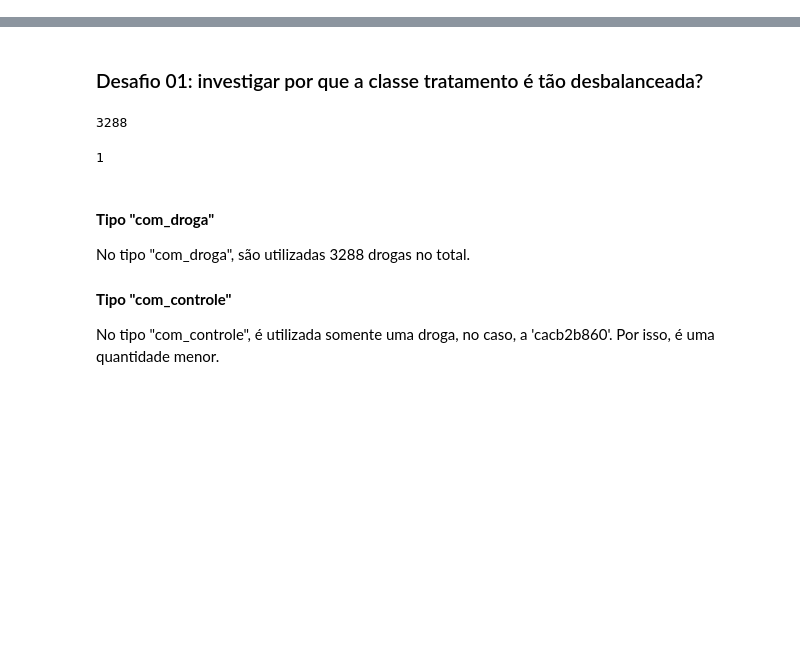
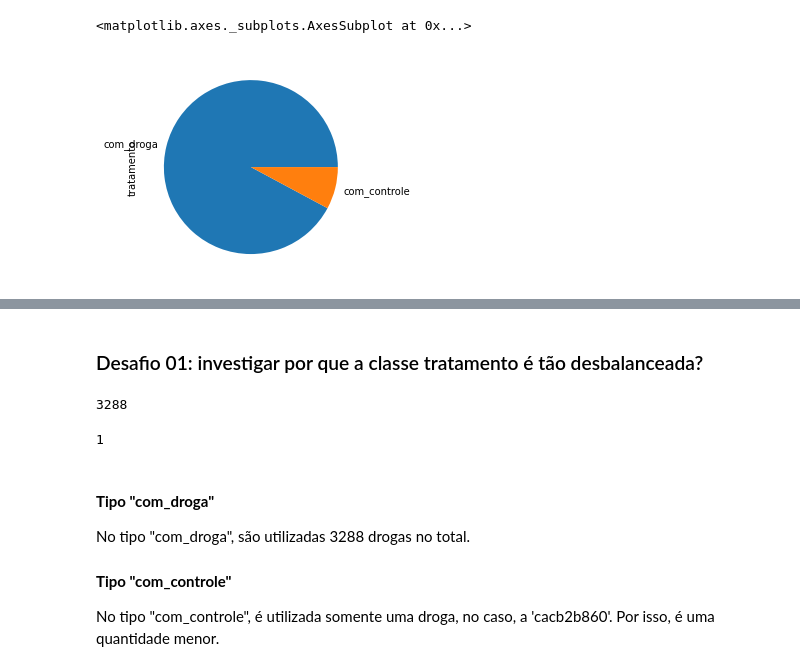
Before and after one commit to portoduque/imersao-dados-alura, a Jupyter notebook: Aula1/aula1_imersao_dados_alura.ipynb, the cells around one changed output, grey strips where cells are left out. Drawn from its saved outputs; the diff is of its cells as text; code cells hidden in the pictures; blank space fills up the shorter version.

```diff
--- a/Aula1/aula1_imersao_dados_alura.ipynb
+++ b/Aula1/aula1_imersao_dados_alura.ipynb
@@ -17,0 +206,5 @@ dados.head()
+# %%
+dados['tratamento'].value_counts().plot.pie()
+# %% [output]
+<matplotlib.axes._subplots.AxesSubplot at 0x...>
+[figure, added]
```
Also changed, not shown: parts of 49 cells of this notebook.
